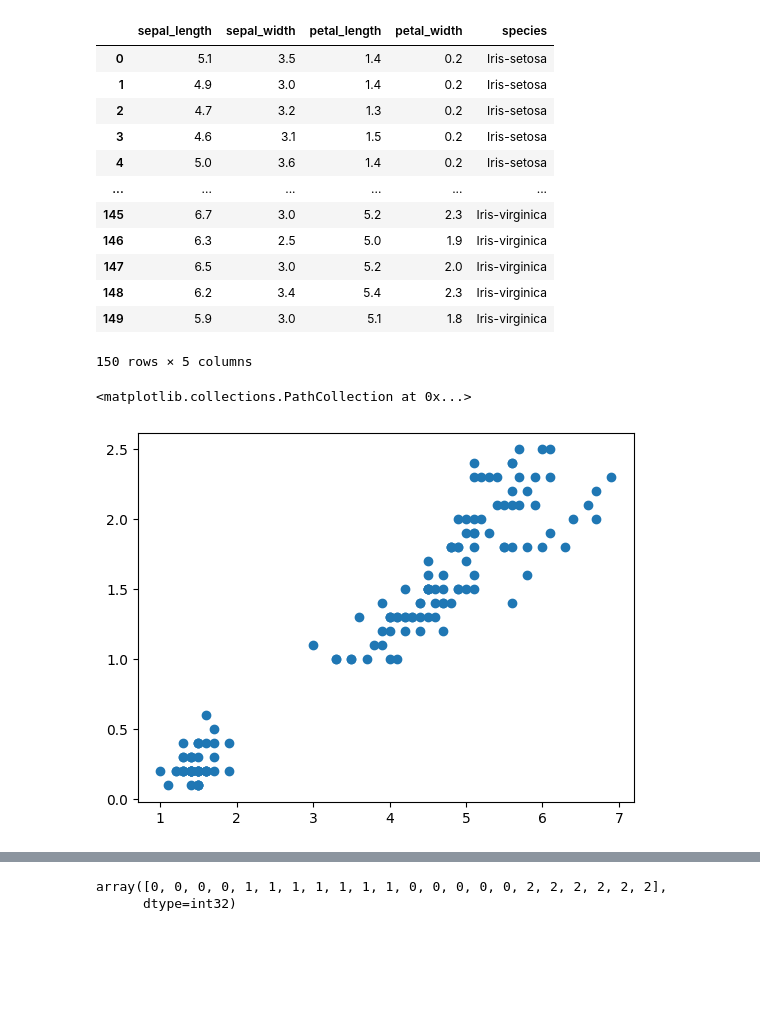
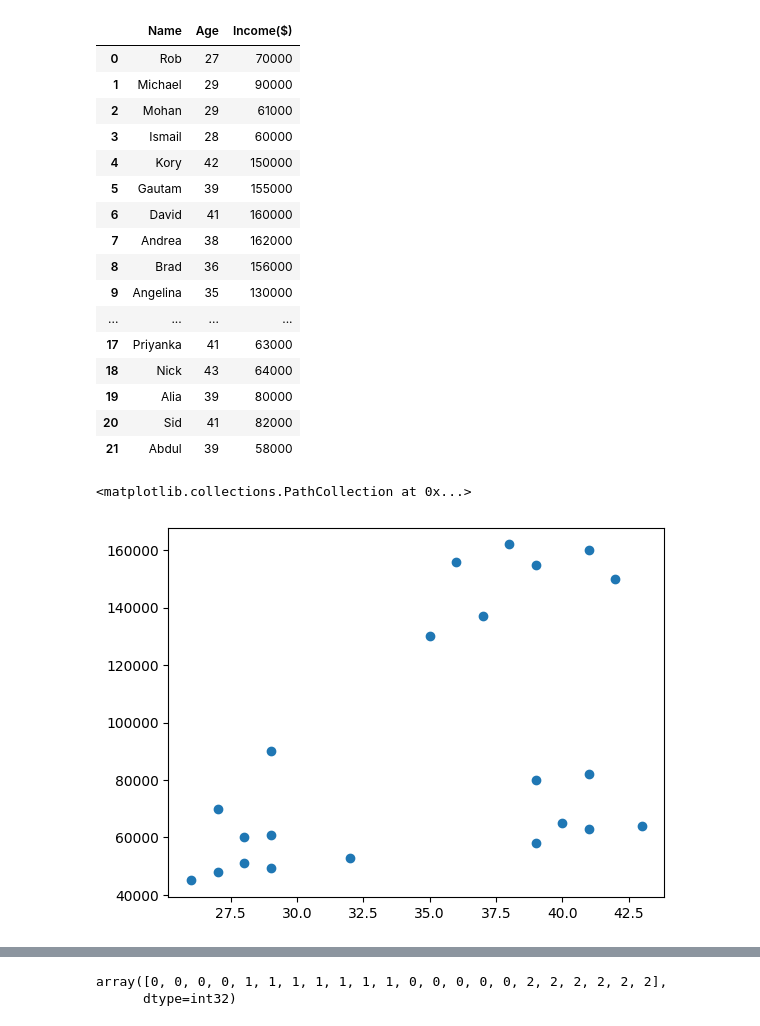
Before and after one commit to qamarabbas87/Python-AI-Lessons, a Jupyter notebook: Clustering_age_income.ipynb, the cells around one changed output, grey strips where cells are left out. Saved outputs shown, nothing was run; the diff lists cells and outputs as text; code cells hidden in the pictures; blank space fills up the shorter version.

```diff
--- a/Clustering_age_income.ipynb
+++ b/Clustering_age_income.ipynb
@@ -6,28 +6,32 @@ from sklearn.cluster import KMeans
 from sklearn.preprocessing import MinMaxScaler
 import matplotlib.pyplot as plt
 # %%
-df = pd.read_csv('/content/sample_data/IRIS.csv')
+df = pd.read_csv('/content/sample_data/income.csv')
 # %%
 df
 # %% [output]
-|  | sepal_length | sepal_width | petal_length | petal_width | species |
-| 0 | 5.1 | 3.5 | 1.4 | 0.2 | Iris-setosa |
-| 1 | 4.9 | 3.0 | 1.4 | 0.2 | Iris-setosa |
-| 2 | 4.7 | 3.2 | 1.3 | 0.2 | Iris-setosa |
-| 3 | 4.6 | 3.1 | 1.5 | 0.2 | Iris-setosa |
-| 4 | 5.0 | 3.6 | 1.4 | 0.2 | Iris-setosa |
-| ... | ... | ... | ... | ... | ... |
-| 145 | 6.7 | 3.0 | 5.2 | 2.3 | Iris-virginica |
-| 146 | 6.3 | 2.5 | 5.0 | 1.9 | Iris-virginica |
-| 147 | 6.5 | 3.0 | 5.2 | 2.0 | Iris-virginica |
-| 148 | 6.2 | 3.4 | 5.4 | 2.3 | Iris-virginica |
-| 149 | 5.9 | 3.0 | 5.1 | 1.8 | Iris-virginica |
+|  | Name | Age | Income($) |
+| 0 | Rob | 27 | 70000 |
+| 1 | Michael | 29 | 90000 |
+| 2 | Mohan | 29 | 61000 |
+| 3 | Ismail | 28 | 60000 |
+| 4 | Kory | 42 | 150000 |
+| 5 | Gautam | 39 | 155000 |
+| 6 | David | 41 | 160000 |
+| 7 | Andrea | 38 | 162000 |
+| 8 | Brad | 36 | 156000 |
+| 9 | Angelina | 35 | 130000 |
+| ... | ... | ... | ... |
+| 17 | Priyanka | 41 | 63000 |
+| 18 | Nick | 43 | 64000 |
+| 19 | Alia | 39 | 80000 |
+| 20 | Sid | 41 | 82000 |
+| 21 | Abdul | 39 | 58000 |
-150 rows × 5 columns
 # %%
-plt.scatter(df['petal_length'],df['petal_width'])
+plt.scatter(df['Age'],df['Income($)'])
 # %% [output]
 <matplotlib.collections.PathCollection at 0x...>
-[figure, old version]
+[figure, new version]
 # %%
 km= KMeans(n_clusters=3, random_state=0)
 # %%
```
Also changed, not shown: parts of 13 cells of this notebook.
